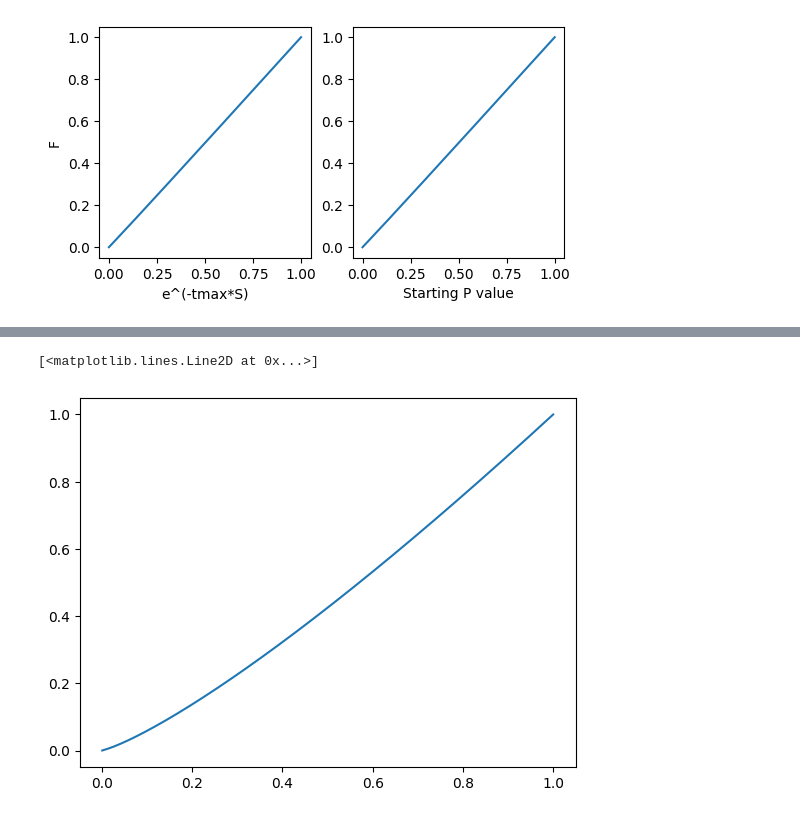
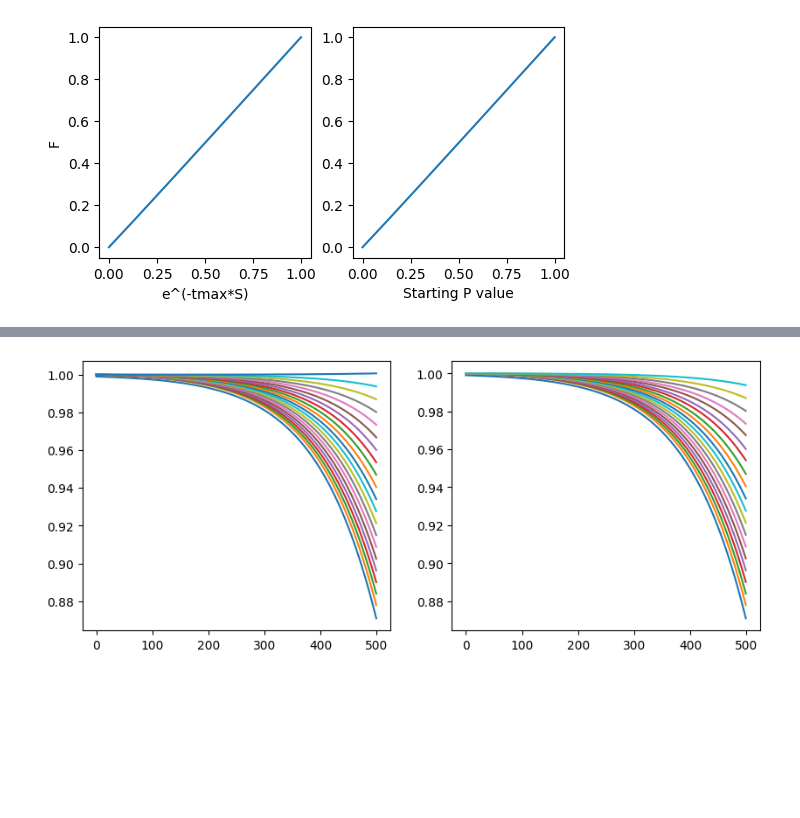
Before and after one commit to advil4rent/frasier, a Jupyter notebook: PDE_new.ipynb, the cells around one changed output, grey strips where cells are left out. Saved outputs shown, nothing was run; the diff lists cells and outputs as text; code cells hidden in the pictures; blank space fills up the shorter version.

```diff
--- a/PDE_new.ipynb
+++ b/PDE_new.ipynb
@@ -144,5 +151,13 @@ Text(0.5, 1.0, 'PDE Growth')
 # %%
-plt.plot(test[0][1],test[1][1])
+#plt.plot(test[0][1],test[1][1])
-# %% [output]
-[<matplotlib.lines.Line2D at 0x...>]
-[figure, removed]
+# %%
+os.getcwd()
+PcheckR = pd.read_csv('newPDEdata.csv',index_col=0).to_numpy()
+# %%
+fig,ax = plt.subplots(1,2, figsize=(10,4))
+for i in range(nPchecks):
+    ax[0].plot(Pcheck[i][:500])
+for i in range(20):
+    ax[1].plot(PcheckR[i,:500])
+# %% [output]
+[figure, added]
```
Also changed, not shown: parts of 10 cells of this notebook, 1 other file.
